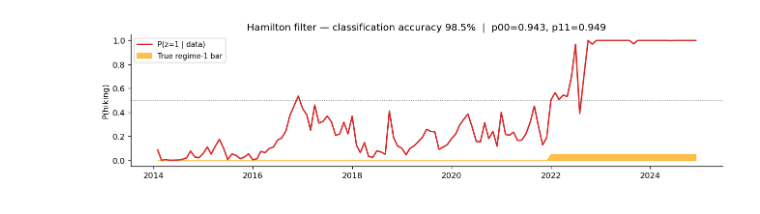
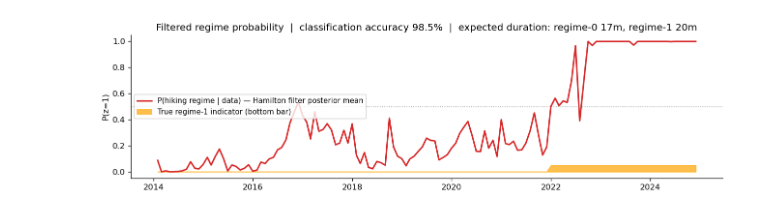
Before and after one commit to thomasmartins/nmd-rates-pymc, a Jupyter notebook: notebooks/00_main.ipynb, the cells around one changed output. Saved outputs shown, nothing was run; the diff lists cells and outputs as text; code cells hidden in the pictures.

```diff
--- a/notebooks/00_main.ipynb
+++ b/notebooks/00_main.ipynb
@@ -93,21 +290,25 @@ Filtered probability of the hiking regime, against the true regime sequence.
 # %%
 dates_filt = xi_filtered.index
 p_hiking   = xi_filtered["P_regime_1"].values
 true_r1    = (regime_true[1:] == 1).astype(int)
 accuracy   = ((p_hiking > 0.5).astype(int) == true_r1).mean()
 
-post = idata_ecm.posterior
 p00 = float(post["p00"].mean(("chain", "draw")).values)
 p11 = float(post["p11"].mean(("chain", "draw")).values)
 
-fig, ax = plt.subplots(figsize=(11, 3))
-ax.plot(dates_filt, p_hiking, color="#d62728", lw=1.8, label="P(z=1 | data)")
-ax.fill_between(dates_filt, 0, true_r1 * 0.05, color="orange", alpha=0.7, label="True regime-1 bar")
+fig, ax = plt.subplots(figsize=(11, 3.2))
+ax.plot(dates_filt, p_hiking, color="#d62728", lw=1.9,
+        label="P(hiking regime | data) — Hamilton filter posterior mean")
+ax.fill_between(dates_filt, 0, true_r1 * 0.05,
+                color="orange", alpha=0.7, label="True regime-1 indicator (bottom bar)")
 ax.axhline(0.5, color="gray", lw=0.8, ls=":")
-ax.set_ylim(-0.05, 1.05); ax.set_ylabel("P(hiking)")
-ax.set_title(f"Hamilton filter — classification accuracy {accuracy:.1%}  |  p00={p00:.3f}, p11={p11:.3f}")
-ax.legend(fontsize=9)
+ax.set_ylim(-0.05, 1.05); ax.set_ylabel("P(z=1)")
+ax.set_title(
+    f"Filtered regime probability  |  classification accuracy {accuracy:.1%}  "
+    f"|  expected duration: regime-0 {1/(1-p00):.0f}m, regime-1 {1/(1-p11):.0f}m"
+)
+ax.legend(fontsize=9, loc="center left")
 ax.xaxis.set_major_formatter(mdates.DateFormatter("%Y"))
 fig.tight_layout(); plt.show()
 # %% [output]
-[figure, old version]
+[figure, new version]
```
Also changed, not shown: parts of 15 cells of this notebook.
